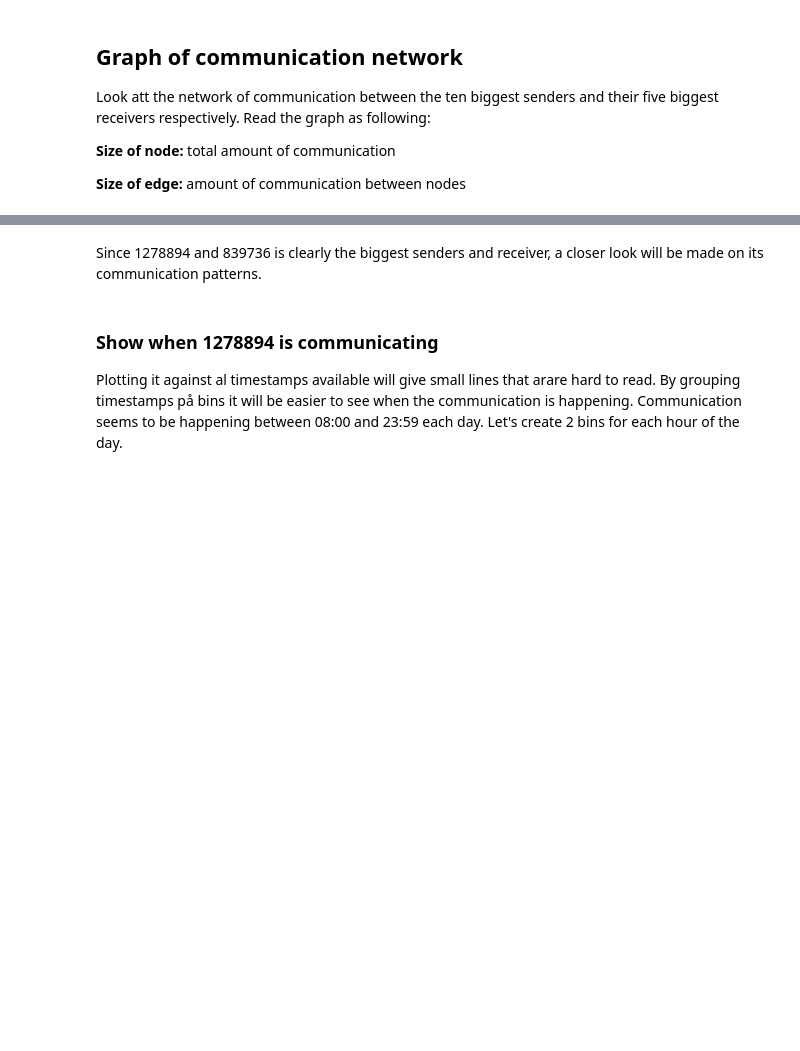
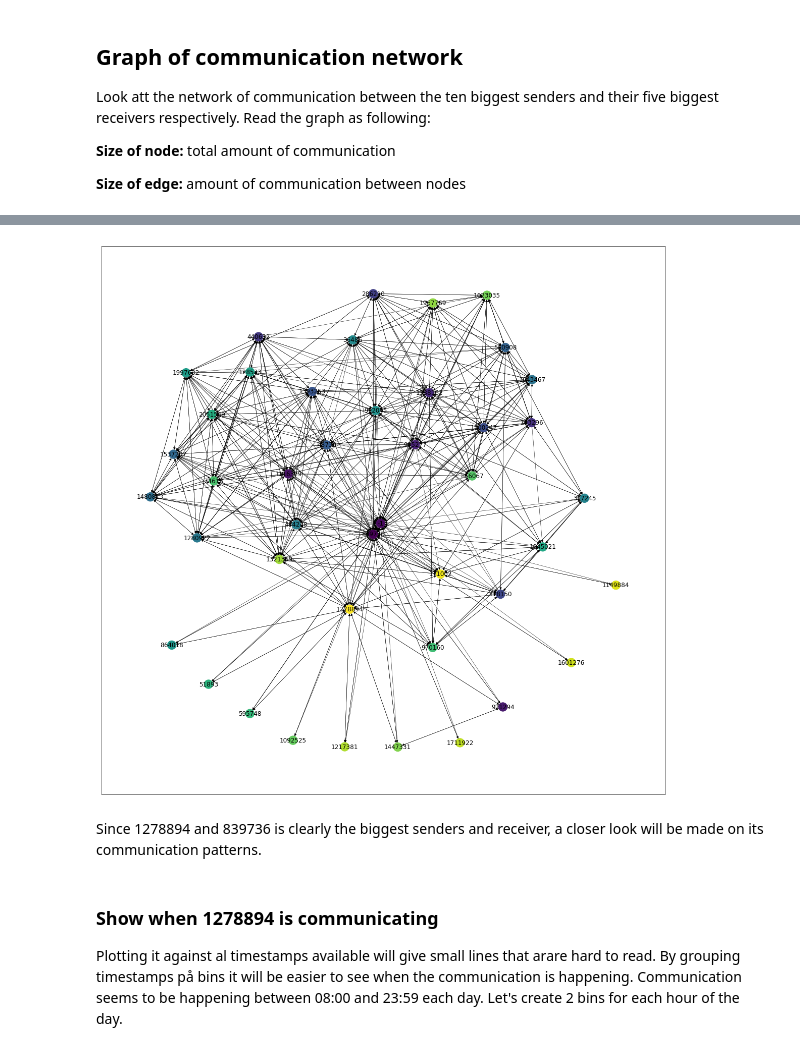
Before and after one commit to becczor/TNM098-project, a Jupyter notebook: project.ipynb, the cells around one changed output, grey strips where cells are left out. Saved outputs shown, nothing was run; the diff lists cells and outputs as text; code cells hidden in the pictures; blank space fills up the shorter version.

Commit message:
network datastructure done and plot of network added, if yet a still messy, but it works!

```diff
--- a/project.ipynb
+++ b/project.ipynb
@@ -143,3 +151,30 @@ plt.show()
+# %%
+#print(communication_network)
+mpl.rcParams['figure.figsize'] = (20,20)
+
+Graph_network = nx.DiGraph()
+weights = {}
+for sender in communication_network:
+    #print("Sender:", sender)
+    for receiver in communication_network[sender]:
+        #print("Receiver:", receiver)
+        #if receiver not in Graph_network:
+        Graph_network.add_edge(sender, receiver)
+            #weights[receiver] = 1
+        #else:
+            #weights[receiver] += 1
+
+#print(weights)
+
+nx.draw_networkx(Graph_network,
+        pos=nx.kamada_kawai_layout(Graph_network),
+        node_color = np.linspace(0,1,len(Graph_network.nodes())),
+        width = 0.5,
+        with_lables=True
+        )
+plt.show()
+# %% [output]
+[figure, added]
 # %% [markdown]
 Since 1278894 and 839736 is clearly the biggest senders and receiver, a closer look will be made on its communication patterns.
 # %%
```
Also changed, not shown: parts of 4 cells of this notebook.
